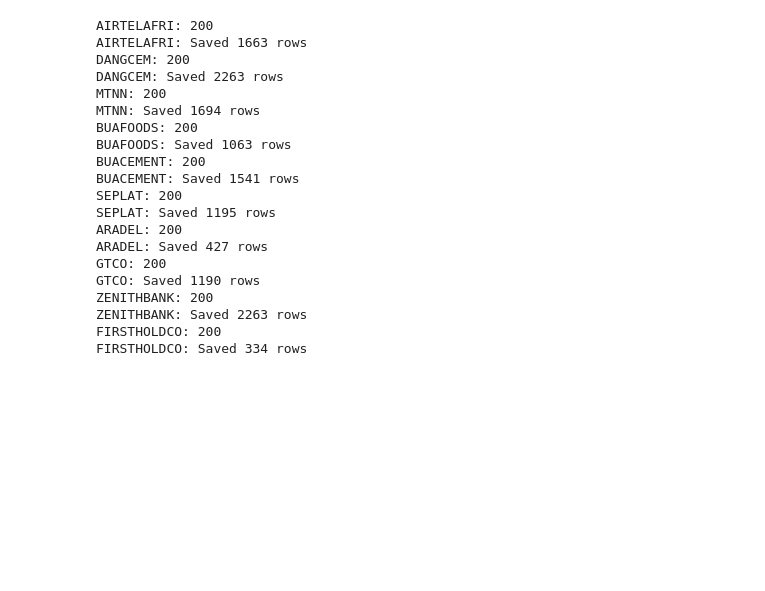
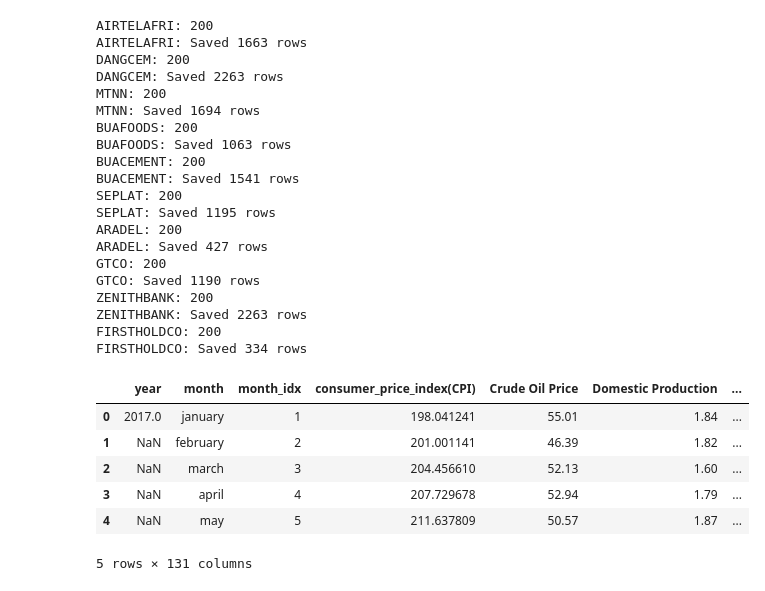
Before and after one commit to Udeani4/SectorLevel_StockPerformance_Predictoion, a Jupyter notebook: ngx_practice.ipynb, the cells around one changed output. Saved outputs shown, nothing was run; the diff lists cells and outputs as text; code cells hidden in the pictures; blank space fills up the shorter version.

```diff
--- a/ngx_practice.ipynb
+++ b/ngx_practice.ipynb
@@ -381,3 +381,17 @@ ZENITHBANK: 200
 ZENITHBANK: Saved 2263 rows
 FIRSTHOLDCO: 200
 FIRSTHOLDCO: Saved 334 rows
+# %%
+import pandas as pd
+
+df=pd.read_csv("macroeconomic_data/NGX_Macro_project_data(completeCSV).csv")
+
+df.head()
+# %% [output]
+|  | year | month | month_idx | consumer_price_index(CPI) | Crude Oil Price | Domestic Production | ... |
+| 0 | 2017.0 | january | 1 | 198.041241 | 55.01 | 1.84 | ... |
+| 1 | NaN | february | 2 | 201.001141 | 46.39 | 1.82 | ... |
+| 2 | NaN | march | 3 | 204.456610 | 52.13 | 1.60 | ... |
+| 3 | NaN | april | 4 | 207.729678 | 52.94 | 1.79 | ... |
+| 4 | NaN | may | 5 | 211.637809 | 50.57 | 1.87 | ... |
+5 rows × 131 columns
```
Also changed, not shown: parts of 11 cells of this notebook, 4 other files.
